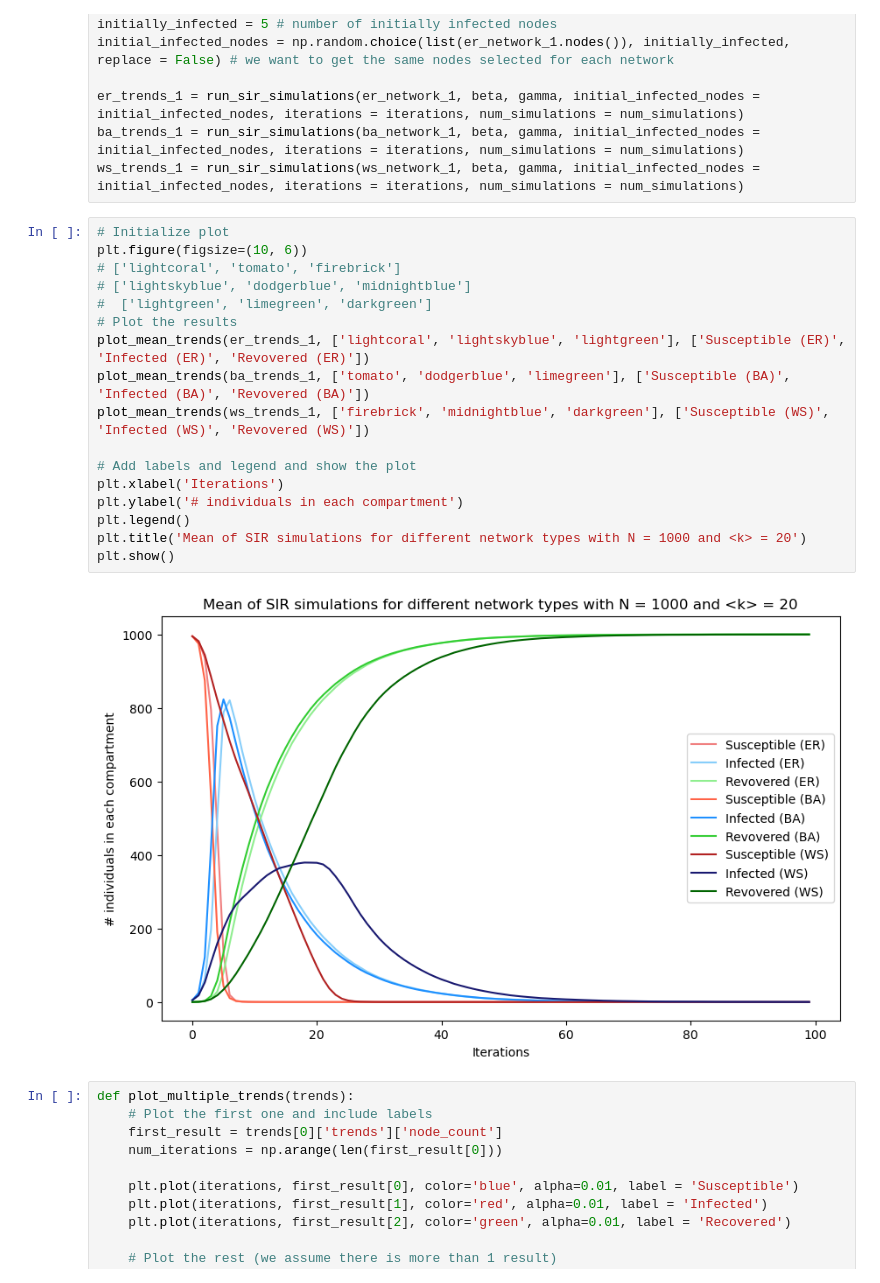
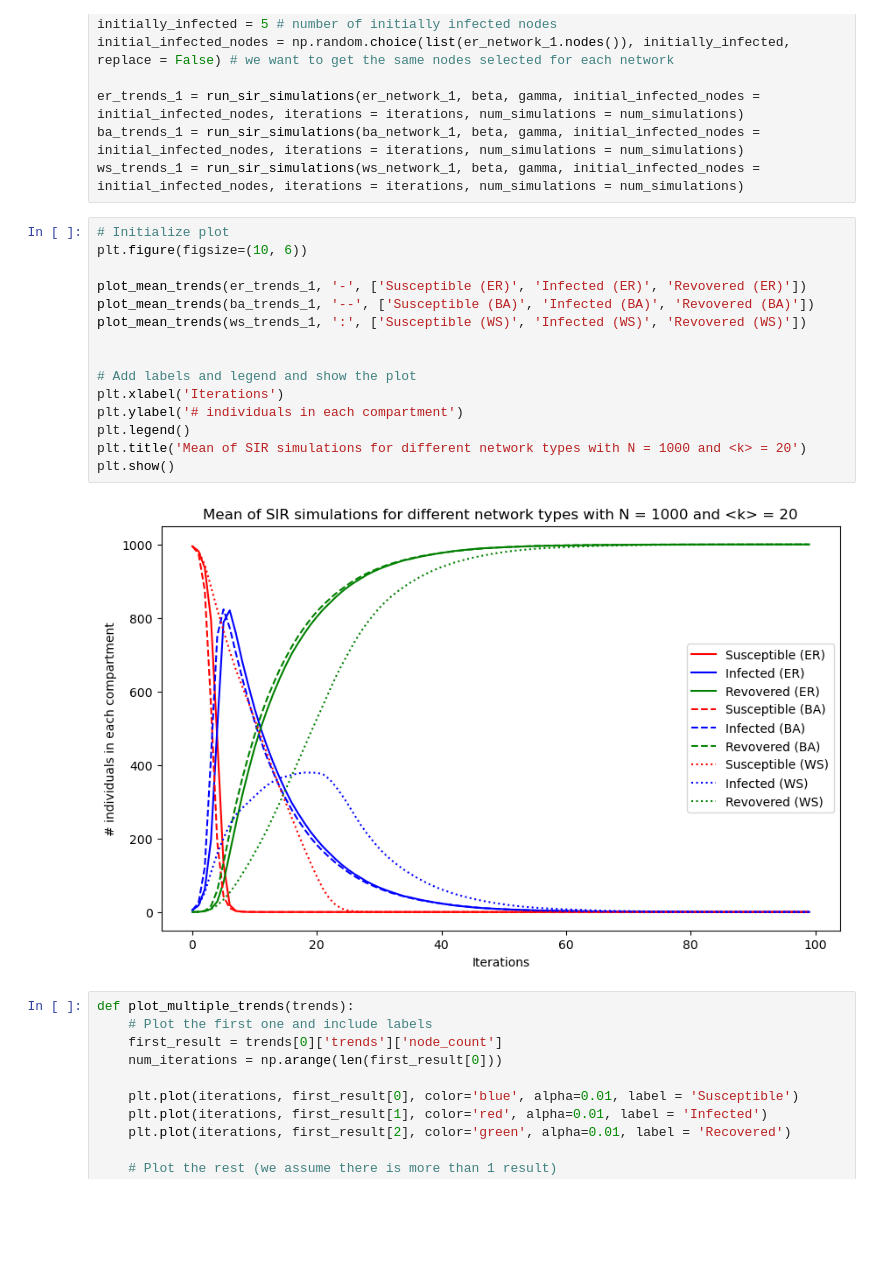
Before and after one commit to kshnva/Intro-CLS-Assignment-2, a Jupyter notebook: new_spatial.ipynb, the cells around one changed output. Drawn from its saved outputs; the diff is of its cells as text; blank space fills up the shorter version.

Commit message:
Plotting with different line styles

```diff
--- a/new_spatial.ipynb
+++ b/new_spatial.ipynb
@@ -406,22 +406,20 @@ ws_trends_1 = run_sir_simulations(ws_network_1, beta, gamma, initial_infected_no
 # %%
 # Initialize plot
 plt.figure(figsize=(10, 6))
-# ['lightcoral', 'tomato', 'firebrick']
-# ['lightskyblue', 'dodgerblue', 'midnightblue']
-#  ['lightgreen', 'limegreen', 'darkgreen']
-# Plot the results
-plot_mean_trends(er_trends_1, ['lightcoral', 'lightskyblue', 'lightgreen'], ['Susceptible (ER)', 'Infected (ER)', 'Revovered (ER)'])
-plot_mean_trends(ba_trends_1, ['tomato', 'dodgerblue', 'limegreen'], ['Susceptible (BA)', 'Infected (BA)', 'Revovered (BA)'])
-plot_mean_trends(ws_trends_1, ['firebrick', 'midnightblue', 'darkgreen'], ['Susceptible (WS)', 'Infected (WS)', 'Revovered (WS)'])
+
+plot_mean_trends(er_trends_1, '-', ['Susceptible (ER)', 'Infected (ER)', 'Revovered (ER)'])
+plot_mean_trends(ba_trends_1, '--', ['Susceptible (BA)', 'Infected (BA)', 'Revovered (BA)'])
+plot_mean_trends(ws_trends_1, ':', ['Susceptible (WS)', 'Infected (WS)', 'Revovered (WS)'])
+
 
 # Add labels and legend and show the plot
 plt.xlabel('Iterations')
 plt.ylabel('# individuals in each compartment')
 plt.legend()
 plt.title('Mean of SIR simulations for different network types with N = 1000 and <k> = 20')
 plt.show()
 # %% [output]
-[figure, old version]
+[figure, new version]
 # %%
 def plot_multiple_trends(trends):
     # Plot the first one and include labels
```
Also changed, not shown: parts of 1 cell of this notebook.
